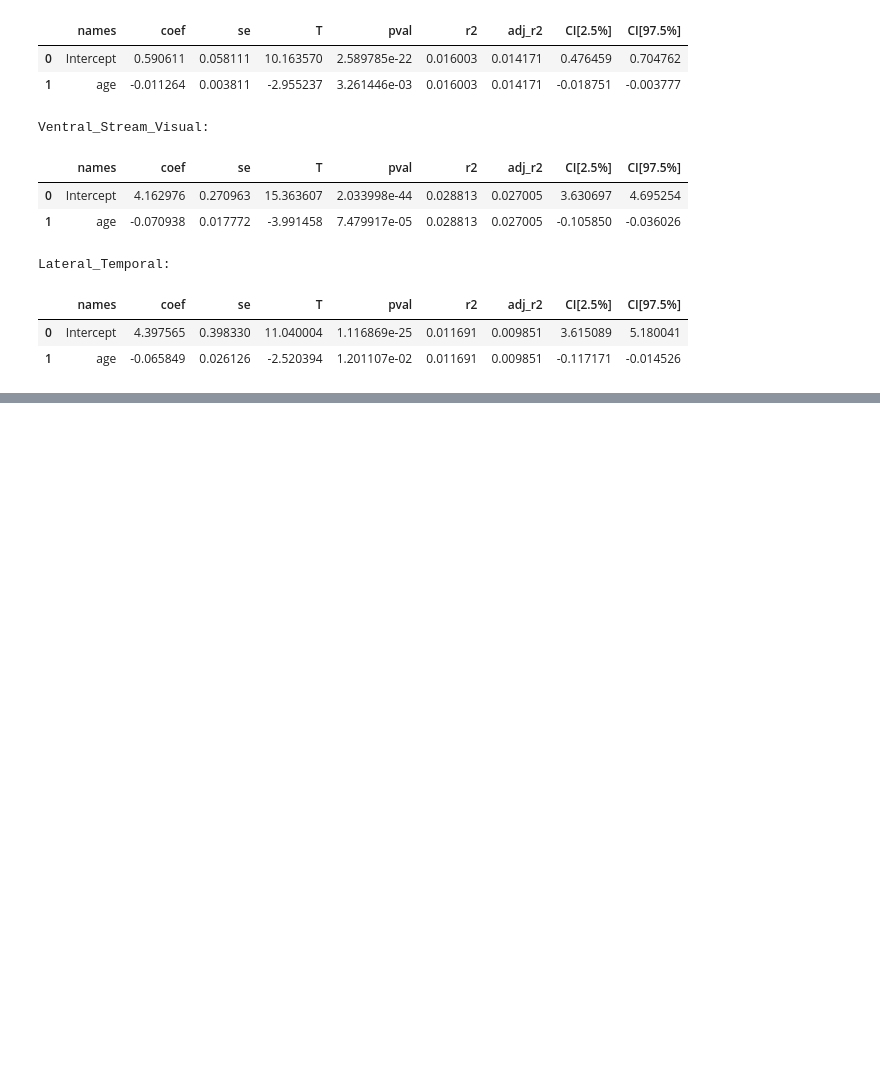
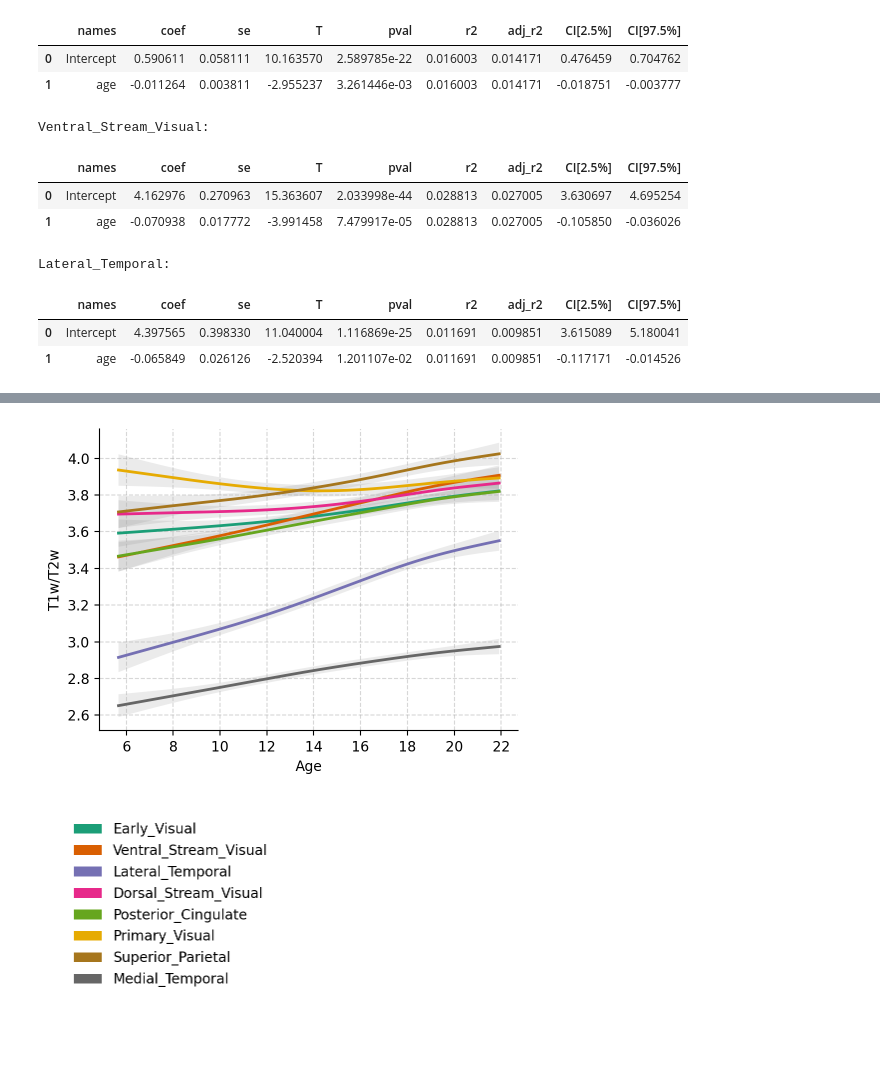
Before and after one commit to JonahKember/HCPD_dMRI_analyses, a Jupyter notebook: developmental_trajectories.ipynb, the cells around one changed output, grey strips where cells are left out. Cells and saved outputs as stored; diff of their text form; code cells hidden in the pictures; blank space fills up the shorter version.

Commit message:
added myelin results to developmental_trajectories

```diff
--- a/developmental_trajectories.ipynb
+++ b/developmental_trajectories.ipynb
@@ -126,3 +140,11 @@ Lateral_Temporal:
 |  | names | coef | se | T | pval | r2 | adj_r2 | CI[2.5%] | CI[97.5%] |
 | 0 | Intercept | 4.397565 | 0.398330 | 11.040004 | 1.116869e-25 | 0.011691 | 0.009851 | 3.615089 | 5.180041 |
 | 1 | age | -0.065849 | 0.026126 | -2.520394 | 1.201107e-02 | 0.011691 | 0.009851 | -0.117171 | -0.014526 |
+# %%
+cortices = list(set(tract_info.cortex))
+
+df_subject = pd.read_csv('data/subject_info.csv')
+df_myelin = pd.read_csv('data/tract_myelin.csv')
+df = pd.merge(df_myelin, df_subject, on='id')
+
+display(df)
@@ -128,0 +165,46 @@ Lateral_Temporal:
+# %%
+
+tract_colors = dict(zip(cortices, plt.get_cmap('Dark2').colors))
+
+
+fig, ax = plt.subplots(figsize=(5, 3.75))
+
+for idx, cortex in enumerate(cortices):
+
+    tracts = tract_info[tract_info.cortex == cortex]['label']
+
+    data = pd.DataFrame()
+    data['age'] = df['age']
+    data['tract_myelin'] = df[tracts].mean(axis=1)
+    data = data.dropna()
+
+    x_grid, y_grid, ci = fit_gam(data['age'], data['tract_myelin'])
+
+    ax.plot(
+        x_grid, y_grid,
+        lw=2,label=cortex, color=tract_colors[cortex]
+    )
+    ax.fill_between(
+        x_grid, ci[:,0], ci[:,1],
+        facecolor='tab:gray', alpha=0.15
+    )
+
+
+ax.set_xlabel('Age')
+ax.set_ylabel('T1w/T2w')
+ax.grid(linestyle='--', alpha=.5)
+sns.despine()
+
+plt.tight_layout()
+
+fig, ax = plt.subplots(figsize=(3,3))
+
+for cortex in cortices:
+    ax.bar(0,0, color=tract_colors[cortex], label=cortex)
+
+ax.legend(frameon=False)
+ax.axis('off')
+plt.show()
+# %% [output]
+[figure, added]
+[figure, added]
```
Also changed, not shown: parts of 5 cells of this notebook.
